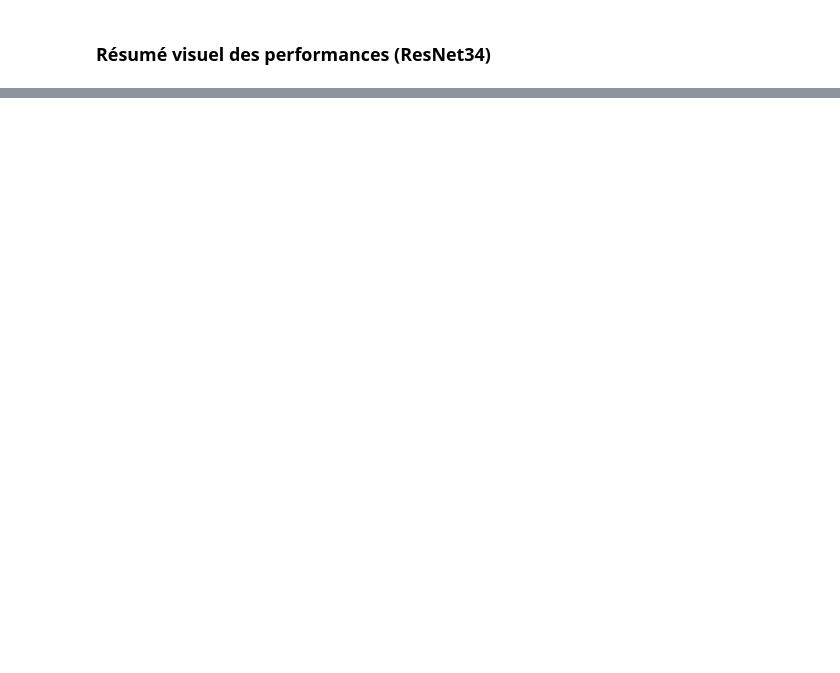
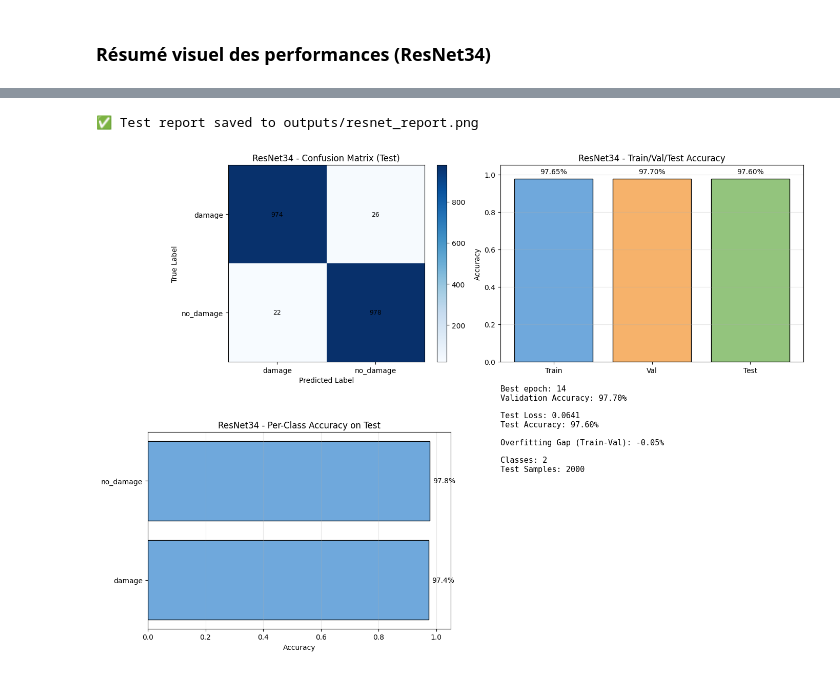
Before and after one commit to marioncalvo/IPEO_production, a Jupyter notebook: projet_resnet_augmentation.ipynb, the cells around one changed output, grey strips where cells are left out. Saved outputs shown, nothing was run; the diff lists cells and outputs as text; code cells hidden in the pictures; blank space fills up the shorter version.

```diff
--- a/projet_resnet_augmentation.ipynb
+++ b/projet_resnet_augmentation.ipynb
@@ -369,5 +382,31 @@ plt.show()
 # %% [markdown]
 ### Résumé visuel des performances (ResNet34)
+# %%
+def test_epoch(test_dl, model, device):
+    """Évalue le modèle sur l'ensemble de test (sans backprop)."""
+    model.eval()
+    losses, accuracies = [], []
+
+    with torch.no_grad():
+        for batch in test_dl:
+            x, y = batch
+            x = x.to(device)
+            y = y.to(device)
+
+            y_hat = model(x)
+            loss = criterion(y_hat, y)
+
+            preds = y_hat.argmax(1).cpu().detach().numpy()
+            gt = y.cpu().detach().numpy()
+            accuracy = (preds == gt).mean()
+
+            losses.append(loss.item())
+            accuracies.append(accuracy)
+
+    if len(losses) == 0:
+        return 0.0, 0.0
+
+    return float(np.mean(losses)), float(np.mean(accuracies))
 # %%
 # Résumé visuel détaillé pour ResNet34 sur le test set
 import matplotlib.pyplot as plt
@@ -376,12 +415,12 @@ from sklearn.metrics import confusion_matrix
 
 # 1) Récupérer toutes les prédictions / labels du test set
 all_preds_resnet, all_labels_resnet = [], []
-model_resnet.eval()
+model.eval()
 with torch.no_grad():
     for x, y in test_loader:
         x = x.to(device)
         y = y.to(device)
-        y_hat = model_resnet(x)
+        y_hat = model(x)
         preds = y_hat.argmax(1)
         all_preds_resnet.append(preds.cpu())
         all_labels_resnet.append(y.cpu())
@@ -398,12 +437,14 @@ cm_norm_resnet = cm_resnet.astype(np.float64) / cm_resnet.sum(axis=1, keepdims=T
 per_class_acc_resnet = cm_resnet.diagonal() / cm_resnet.sum(axis=1)
 
 # 4) Récupérer les métriques clefs
+testloss, testaccuracy = test_epoch(test_loader, model, device)
+
 best_epoch_idx_resnet = np.argmax([stat["valaccuracy"] for stat in stats_resnet])
 best_val_acc_resnet = stats_resnet[best_epoch_idx_resnet]["valaccuracy"] * 100
 train_acc_best_resnet = stats_resnet[best_epoch_idx_resnet]["trainaccuracy"] * 100
 val_acc_best_resnet = best_val_acc_resnet
-test_acc_resnet = testaccuracy_resnet * 100
-test_loss_resnet = testloss_resnet
+test_acc_resnet = testaccuracy * 100
+test_loss_resnet = testloss
 overfit_gap_resnet = train_acc_best_resnet - val_acc_best_resnet
 
 # 5) Plot
@@ -443,7 +484,7 @@ axes[1, 0].grid(axis="x", alpha=0.3)
 
 # Résumé textuel
 summary_text = (
-    f"Meilleur epoch: {best_epoch_idx_resnet+1}\n"
+    f"Best epoch: {best_epoch_idx_resnet+1}\n"
     f"Validation Accuracy: {val_acc_best_resnet:.2f}%\n\n"
     f"Test Loss: {test_loss_resnet:.4f}\n"
     f"Test Accuracy: {test_acc_resnet:.2f}%\n\n"
@@ -452,10 +493,10 @@ summary_text = (
     f"Test Samples: {len(all_labels_resnet)}"
 )
 axes[1, 1].axis("off")
-axes[1, 1].text(0, 0.9, "RÉSUMÉ DES RÉSULTATS", fontsize=12, fontweight="bold")
 axes[1, 1].text(0, 0.8, summary_text, fontsize=11, family="monospace")
 
 plt.tight_layout()
-plt.savefig("outputs/resnet_test_report.png", dpi=150, bbox_inches="tight")
-print("✅ Test report saved to outputs/resnet_test_report.png")
+plt.savefig("outputs/resnet_report.png", dpi=150, bbox_inches="tight")
+print("✅ Test report saved to outputs/resnet_report.png")
 plt.show()
+# %% [output]
@@ -461,0 +511,2 @@ plt.show()
+✅ Test report saved to outputs/resnet_report.png
+[figure, added]
```
Also changed, not shown: parts of 8 cells of this notebook, 8 other files.
